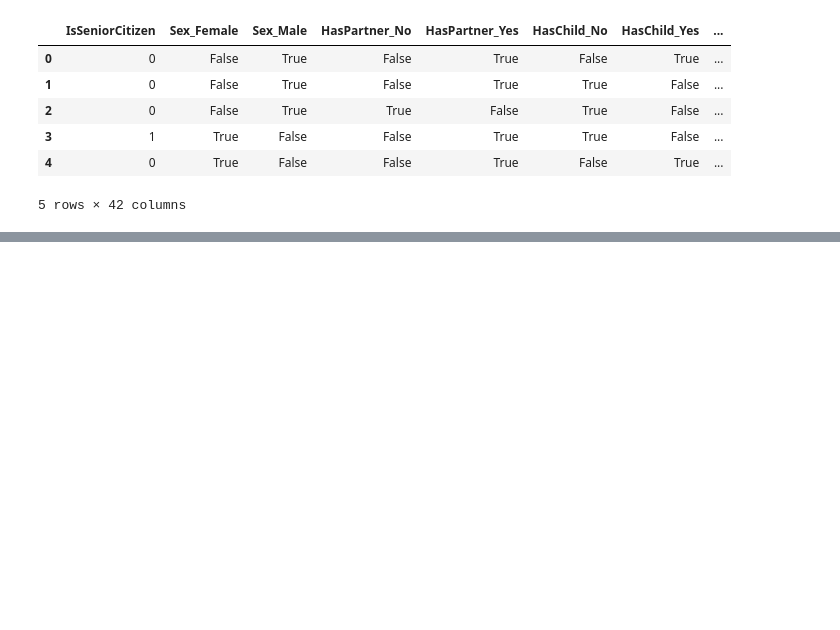
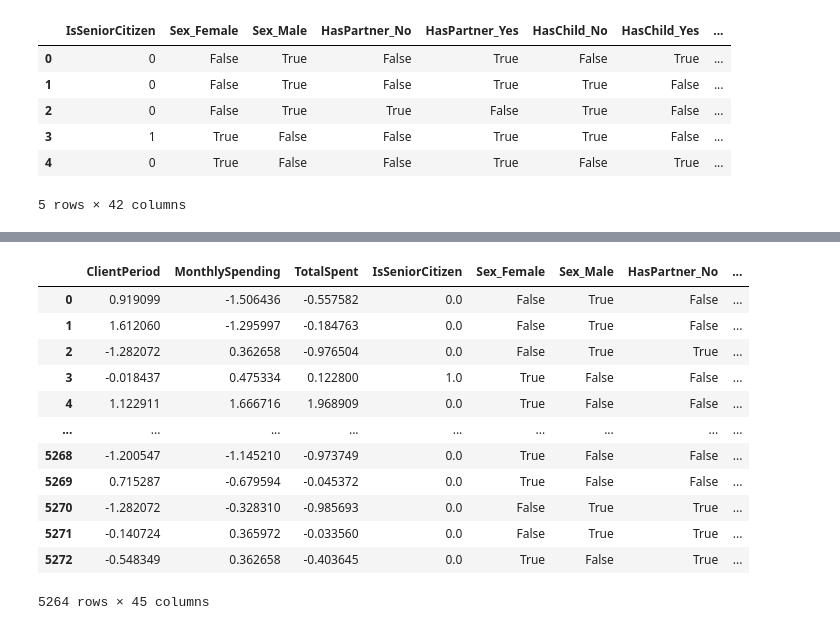
Before and after one commit to kudrmax/machine-learning, a Jupyter notebook: dls/dls-hw/dls-hw3/result.ipynb, the cells around one changed output, grey strips where cells are left out. Drawn from its saved outputs; the diff is of its cells as text; code cells hidden in the pictures; blank space fills up the shorter version.

```diff
--- a/dls/dls-hw/dls-hw3/result.ipynb
+++ b/dls/dls-hw/dls-hw3/result.ipynb
@@ -154,0 +137,5 @@ X.head()
+# %%
+datas = [numeric_data, categorial_data_dummy, data[target_column]]
+processed_data = pd.concat(datas, axis=1).reindex(categorial_data_dummy.index)
+processed_data = processed_data.dropna()
+processed_data.head()
@@ -154,0 +150,17 @@ X.head()
+# %%
+X = processed_data.drop(columns=target_column)
+X
+# %% [output]
+|  | ClientPeriod | MonthlySpending | TotalSpent | IsSeniorCitizen | Sex_Female | Sex_Male | HasPartner_No | ... |
+| 0 | 0.919099 | -1.506436 | -0.557582 | 0.0 | False | True | False | ... |
+| 1 | 1.612060 | -1.295997 | -0.184763 | 0.0 | False | True | False | ... |
+| 2 | -1.282072 | 0.362658 | -0.976504 | 0.0 | False | True | True | ... |
+| 3 | -0.018437 | 0.475334 | 0.122800 | 1.0 | True | False | False | ... |
+| 4 | 1.122911 | 1.666716 | 1.968909 | 0.0 | True | False | False | ... |
+| ... | ... | ... | ... | ... | ... | ... | ... | ... |
+| 5268 | -1.200547 | -1.145210 | -0.973749 | 0.0 | True | False | False | ... |
+| 5269 | 0.715287 | -0.679594 | -0.045372 | 0.0 | True | False | False | ... |
+| 5270 | -1.282072 | -0.328310 | -0.985693 | 0.0 | False | True | True | ... |
+| 5271 | -0.140724 | 0.365972 | -0.033560 | 0.0 | False | True | True | ... |
+| 5272 | -0.548349 | 0.362658 | -0.403645 | 0.0 | True | False | True | ... |
+5264 rows × 45 columns
```
Also changed, not shown: parts of 10 cells of this notebook.
